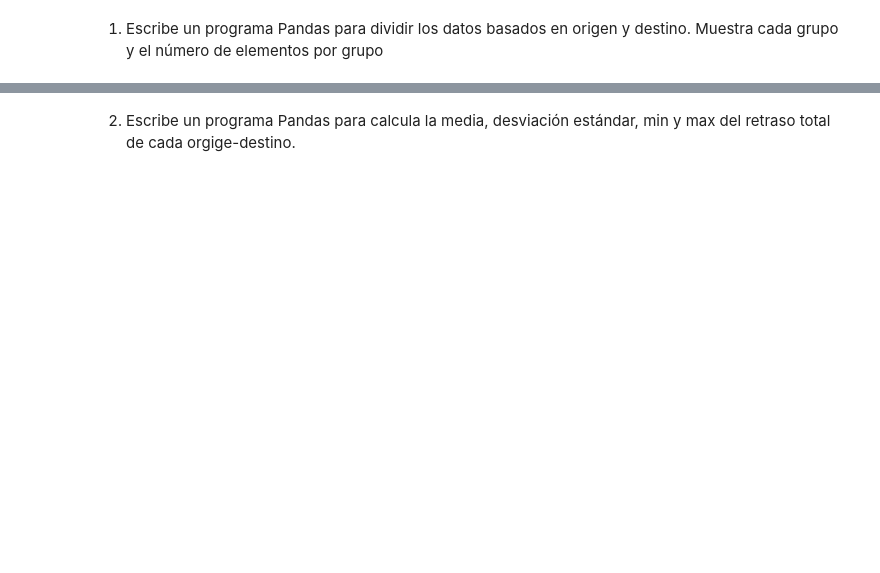
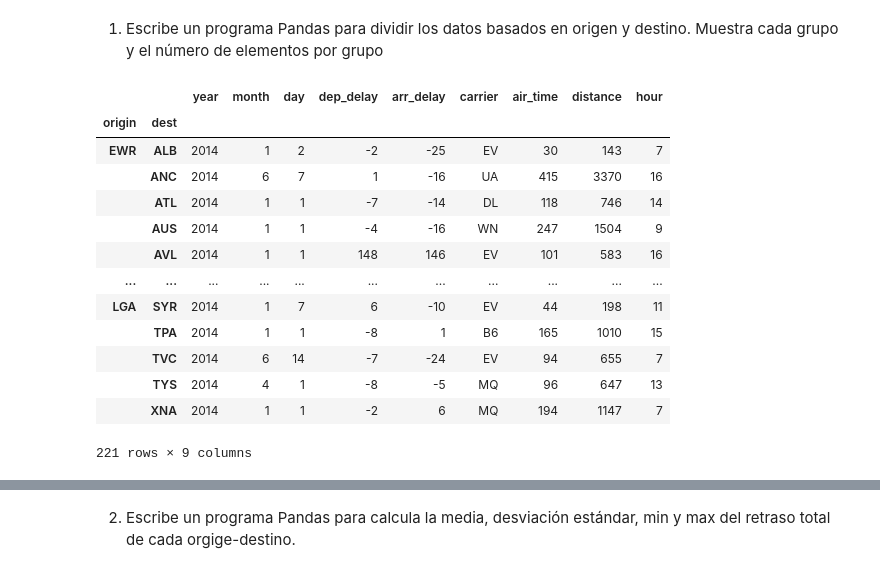
Before and after one commit to mtataytraining2/2_DataScience_Basics, a Jupyter notebook: Pandas/Pandas_dataframe_ejer_2.ipynb, the cells around one changed output, grey strips where cells are left out. Cells and saved outputs as stored; diff of their text form; code cells hidden in the pictures; blank space fills up the shorter version.

```diff
--- a/Pandas/Pandas_dataframe_ejer_2.ipynb
+++ b/Pandas/Pandas_dataframe_ejer_2.ipynb
@@ -9,2 +67,19 @@ Carga el dataset de vuelos "flights14.csv"
 # %% [markdown]
 1. Escribe un programa Pandas para dividir los datos basados en origen y destino. Muestra cada grupo y el número de elementos por grupo
+# %%
+df.groupby(['origin','dest']).first()
+# %% [output]
+|  |  | year | month | day | dep_delay | arr_delay | carrier | air_time | distance | hour |
+| origin | dest |  |  |  |  |  |  |  |  |  |
+| EWR | ALB | 2014 | 1 | 2 | -2 | -25 | EV | 30 | 143 | 7 |
+|  | ANC | 2014 | 6 | 7 | 1 | -16 | UA | 415 | 3370 | 16 |
+|  | ATL | 2014 | 1 | 1 | -7 | -14 | DL | 118 | 746 | 14 |
+|  | AUS | 2014 | 1 | 1 | -4 | -16 | WN | 247 | 1504 | 9 |
+|  | AVL | 2014 | 1 | 1 | 148 | 146 | EV | 101 | 583 | 16 |
+| ... | ... | ... | ... | ... | ... | ... | ... | ... | ... | ... |
+| LGA | SYR | 2014 | 1 | 7 | 6 | -10 | EV | 44 | 198 | 11 |
+|  | TPA | 2014 | 1 | 1 | -8 | 1 | B6 | 165 | 1010 | 15 |
+|  | TVC | 2014 | 6 | 14 | -7 | -24 | EV | 94 | 655 | 7 |
+|  | TYS | 2014 | 4 | 1 | -8 | -5 | MQ | 96 | 647 | 13 |
+|  | XNA | 2014 | 1 | 1 | -2 | 6 | MQ | 194 | 1147 | 7 |
+221 rows × 9 columns
```
Also changed, not shown: parts of 11 cells of this notebook.
